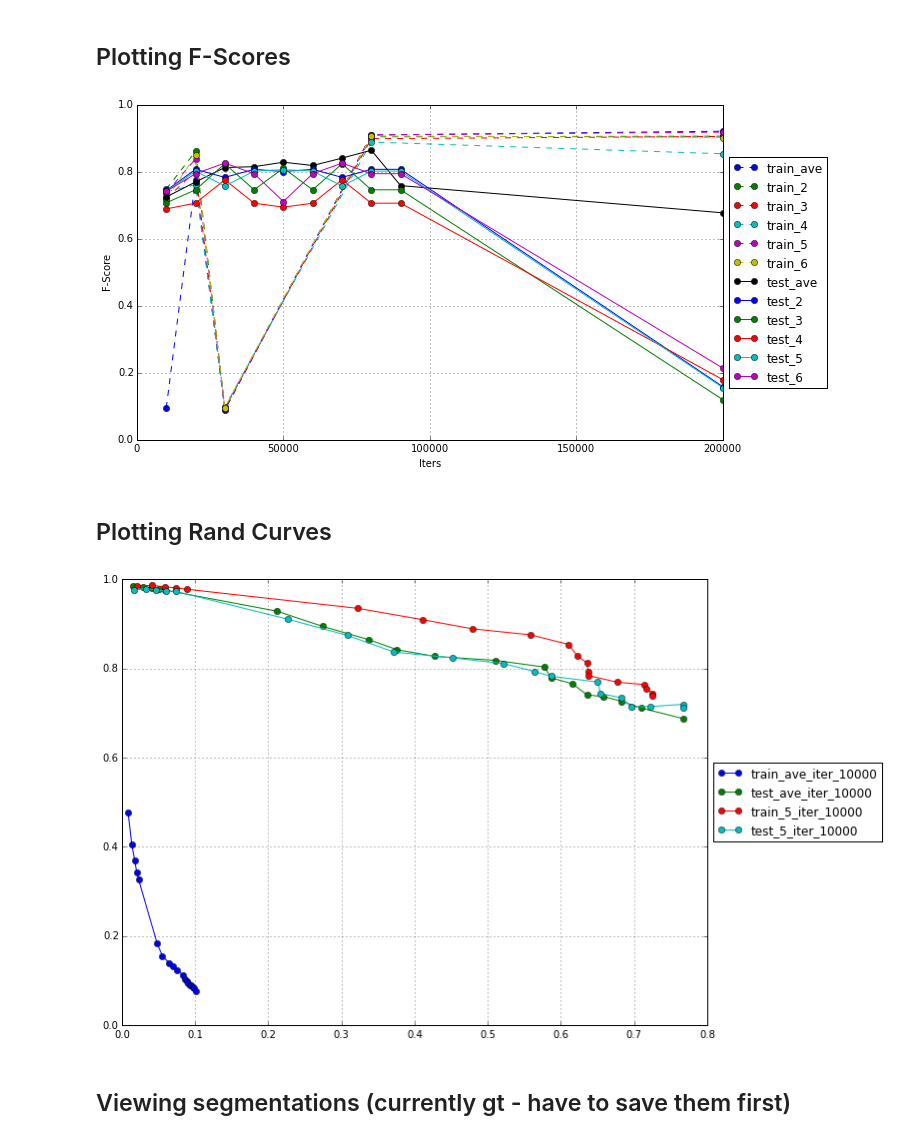
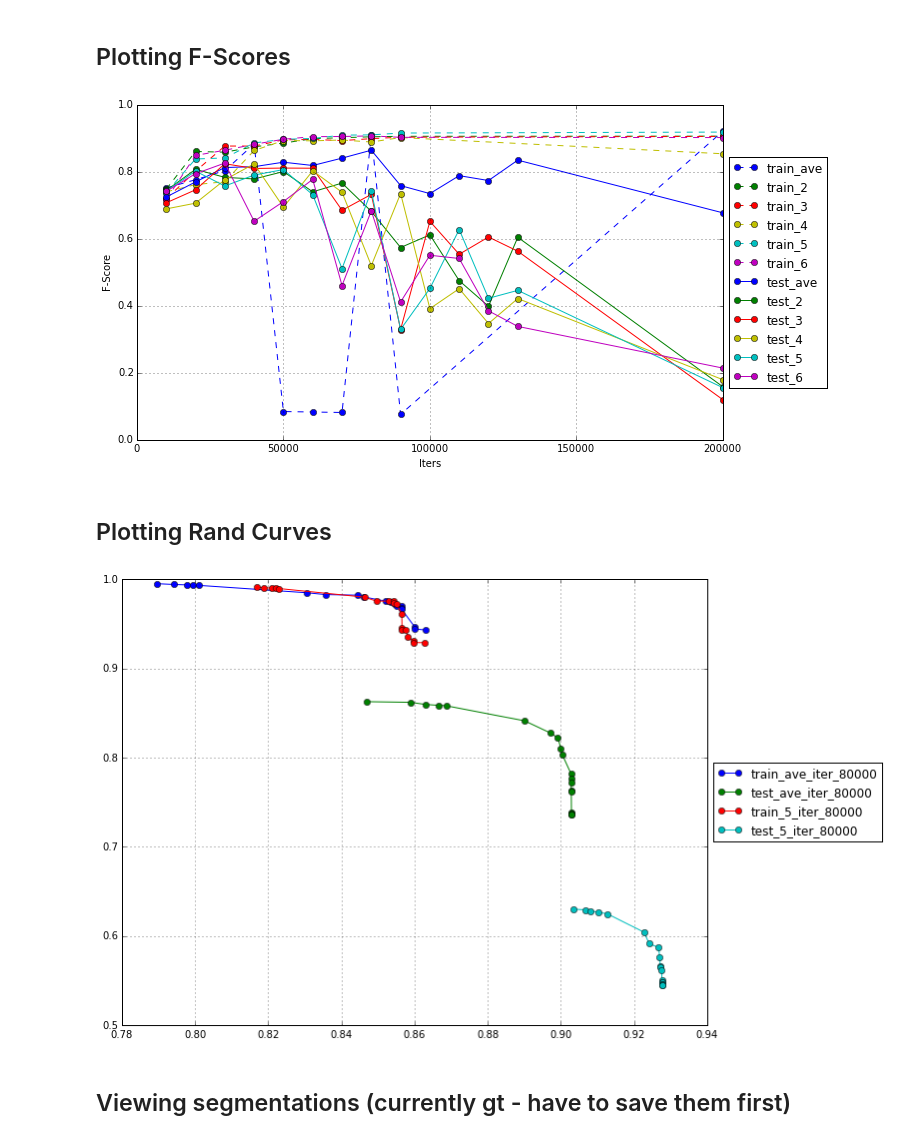
Before and after one commit to csinva/conv-net-scripts, a Jupyter notebook: visualization/visualize_outputs.ipynb, the cells around one changed output. Saved outputs shown, nothing was run; the diff lists cells and outputs as text; code cells hidden in the pictures.

```diff
--- a/visualization/view_outputs.ipynb
+++ b/visualization/visualize_outputs.ipynb
@@ -54,55 +54,57 @@ train_or_tests = ['train']*6+['test']*6
 fibsem_folders = ['ave']+[str(i) for i in range(2,7)]+['ave']+[str(i) for i in range(2,7)]
 
 # calculated folders
+colors = ['b','g','r','y','c','m']*2
 N = len(fibsem_folders)
 names = [train_or_tests[i]+'_'+fibsem_folders[i] for i in range(N)]
 folders = ["/tier2/turaga/singhc/"+train_or_tests[i]+"/out/fibsem"+fibsem_folders[i]+"_" for i in range(N)]
 output_file = '/tier2/turaga/singhc/figs/f_scores_full'
-train = [10000,20000,30000,80000,200000] # iterations calculated for train
-test = [10000*i for i in range(1,10)]+[200000] # iterations calculated for test
+train = [10000*i for i in range(1,10)]+[200000] # iterations calculated for train
+test = [10000*i for i in range(1,14)]+[200000] # iterations calculated for test
 iters = [-1]*N*max(len(test),len(train))
 for i in range(N):
     if train_or_tests[i]=='train':
         iters[i] = train
     else:
         iters[i] = test
 dashed = [iters[i]==train for i in range(len(iters))]
 all_target_folders = [folders[i]+str(iters[i][j]) for i in range(len(folders)) for j in range(len(iters[i]))]#["data_tier2/train/out/fibsem_ave_"+str(train[i]) for i in range(len(train))]
 fig = plt.figure(figsize=(15,6))
 ax = plt.subplot(111)
 count = 0
 for x in range(len(iters)):
     if(isinstance( iters[x],(int, long))):
         break
     target_folders =  all_target_folders[count:count+len(iters[x])]
     maxes = range(len(iters[x]))
     for i in range(len(target_folders)):
         outfolder = target_folders[i]
         a=np.fromfile( op.join(outfolder, 'square.dat') )
         data=a.reshape(len(a)/2,2)
         f_scores = range(data.shape[0])
         for j in range(len(f_scores)):
             f_scores[j]=2/(1/data[j][0]+1/data[j][1])
         maxes[i]=max(f_scores)
         count+=1
     if dashed[x]:
-        plt.plot(iters[x],maxes, 'o--', label=names[x])
+        plt.plot(iters[x],maxes, 'o--', label=names[x],color=colors[x])
     else:
-        plt.plot(iters[x],maxes, 'o-', label=names[x])
+        plt.plot(iters[x],maxes, 'o-', label=names[x],color=colors[x])
     plt.hold(True)
 plt.xlabel('Iters')
 plt.ylabel('F-Score')
 formatAndSave(ax,output_file)
 # %% [output]
-[figure, old version]
+[figure, new version]
 # %% [markdown]
 ## Plotting Rand Curves
 # %%
 # folders to change, the two should correspond
 train_or_tests = ['train']+['test']+['train']*1+['test']*1
 fibsem_folders = ['ave']+['ave']+[str(i) for i in range(5,6)]+[str(i) for i in range(5,6)]
-iters = [str(10000)]*4 # train has 20000,80000,200000, test has 10000,30000,50000,70000,100000,200000
+iters = [str(80000)]*4 # train has 20000,80000,200000, test has 10000,30000,50000,70000,100000,200000
 output_file = "/tier2/turaga/singhc/figs/rand_test.png"
+dashed = [train_or_tests[i]=='train' for i in range(len(train_or_tests))]
 
 # calculated folders
 N = len(fibsem_folders)
@@ -125,7 +127,7 @@ try:
 except:
     formatAndSave(ax,output_file)
 # %% [output]
-[figure, old version]
+[figure, new version]
 # %% [markdown]
 ## Viewing segmentations (currently gt - have to save them first)
 # %%
```
Also changed, not shown: 11 other files.
